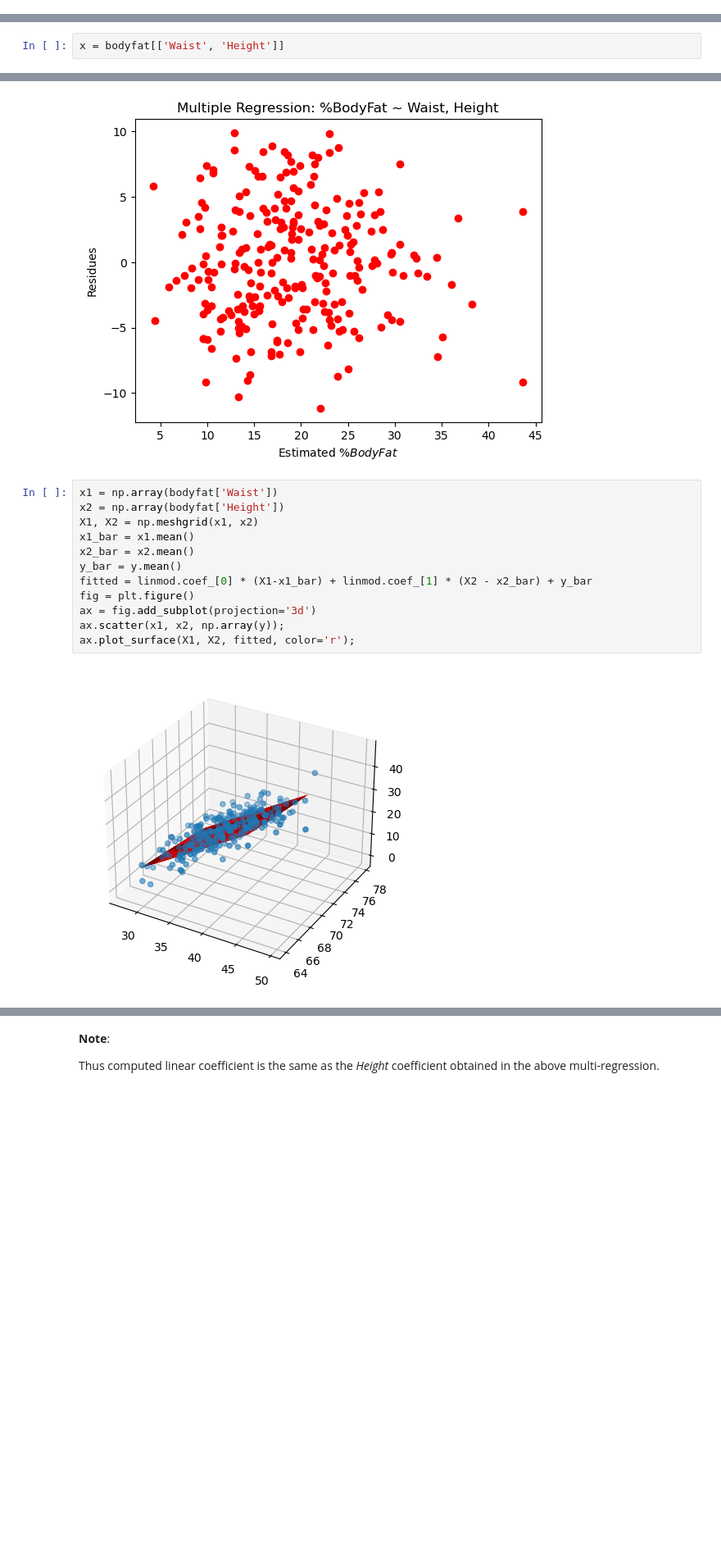
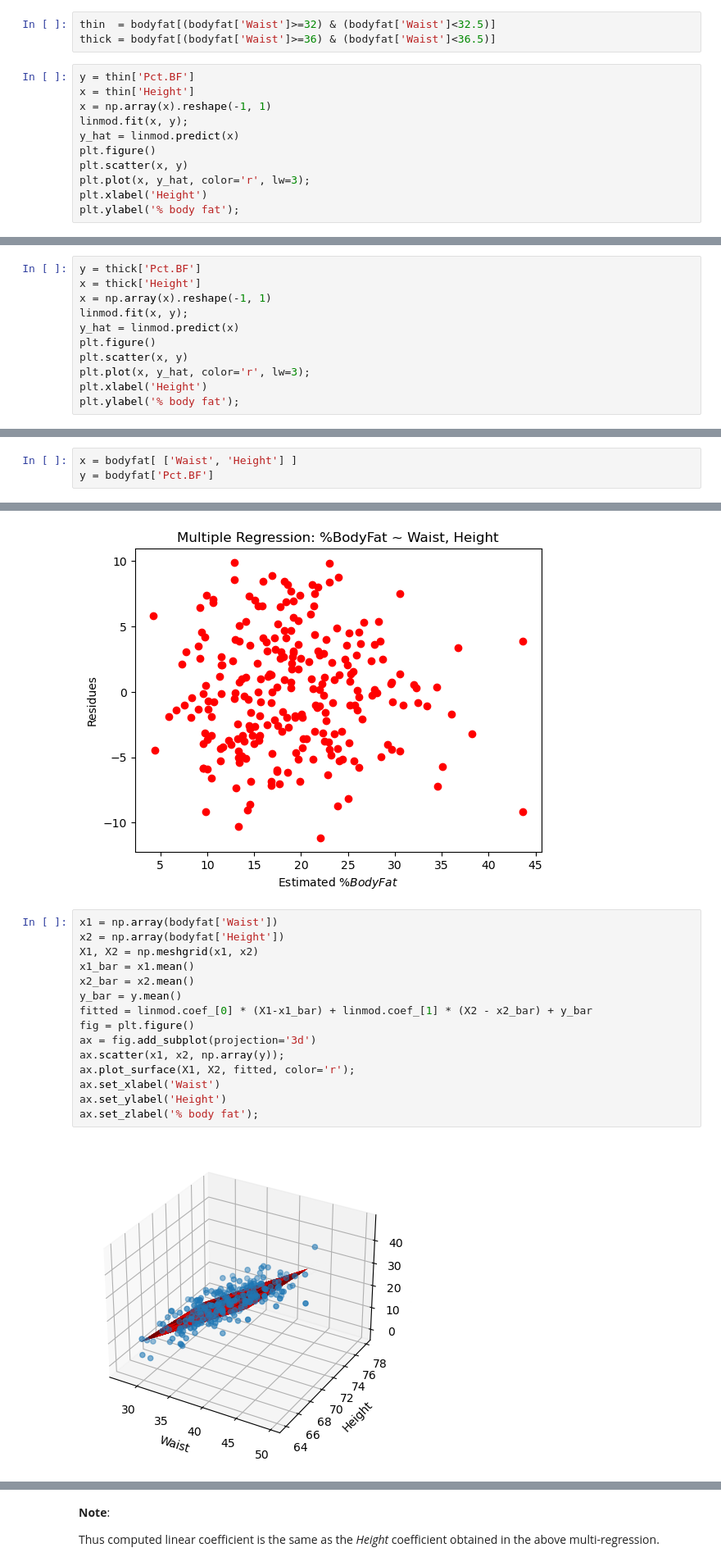
Before and after one commit to StephenDSNYC/IS5, a Jupyter notebook: code/ch09/ch09bodyfat.ipynb, the cells around one changed output, grey strips where cells are left out. Shown at 82% size. Drawn from its saved outputs; the diff is of its cells as text; blank space fills up the shorter version.

```diff
--- a/code/ch09/ch09bodyfat.ipynb
+++ b/code/ch09/ch09bodyfat.ipynb
@@ -54,0 +88,14 @@ plt.title('Simple Regression: %BodyFat ~ Waist');
+# %%
+thin  = bodyfat[(bodyfat['Waist']>=32) & (bodyfat['Waist']<32.5)]
+thick = bodyfat[(bodyfat['Waist']>=36) & (bodyfat['Waist']<36.5)]
+# %%
+y = thin['Pct.BF']
+x = thin['Height']
+x = np.array(x).reshape(-1, 1)
+linmod.fit(x, y);
+y_hat = linmod.predict(x)
+plt.figure()
+plt.scatter(x, y)
+plt.plot(x, y_hat, color='r', lw=3);
+plt.xlabel('Height')
+plt.ylabel('% body fat');
@@ -54,0 +104,11 @@ plt.title('Simple Regression: %BodyFat ~ Waist');
+# %%
+y = thick['Pct.BF']
+x = thick['Height']
+x = np.array(x).reshape(-1, 1)
+linmod.fit(x, y);
+y_hat = linmod.predict(x)
+plt.figure()
+plt.scatter(x, y)
+plt.plot(x, y_hat, color='r', lw=3);
+plt.xlabel('Height')
+plt.ylabel('% body fat');
@@ -55,7 +117,8 @@ plt.title('Simple Regression: %BodyFat ~ Waist');
 # %% [markdown]
 ### Multiple Regression:  % Body Fat ~ (Waist Size, Height)
 # %%
-x = bodyfat[['Waist', 'Height']]
+x = bodyfat[ ['Waist', 'Height'] ]
+y = bodyfat['Pct.BF']
 # %%
 linmod.fit(x, y);
 y_hat = linmod.predict(x)
@@ -81,17 +144,20 @@ plt.title('Multiple Regression: %BodyFat ~ Waist, Height');
 # %%
 x1 = np.array(bodyfat['Waist'])
 x2 = np.array(bodyfat['Height'])
 X1, X2 = np.meshgrid(x1, x2)
 x1_bar = x1.mean()
 x2_bar = x2.mean()
 y_bar = y.mean()
 fitted = linmod.coef_[0] * (X1-x1_bar) + linmod.coef_[1] * (X2 - x2_bar) + y_bar
 fig = plt.figure()
 ax = fig.add_subplot(projection='3d')
 ax.scatter(x1, x2, np.array(y));
 ax.plot_surface(X1, X2, fitted, color='r');
+ax.set_xlabel('Waist')
+ax.set_ylabel('Height')
+ax.set_zlabel('% body fat');
 # %% [output]
-[figure, old version]
+[figure, new version]
 # %%
 linmod.fit(np.array(bodyfat['Waist']).reshape(-1, 1), y)
 fat_residues = y - linmod.predict(np.array(bodyfat['Waist']).reshape(-1, 1))
```
Also changed, not shown: parts of 16 cells of this notebook.
